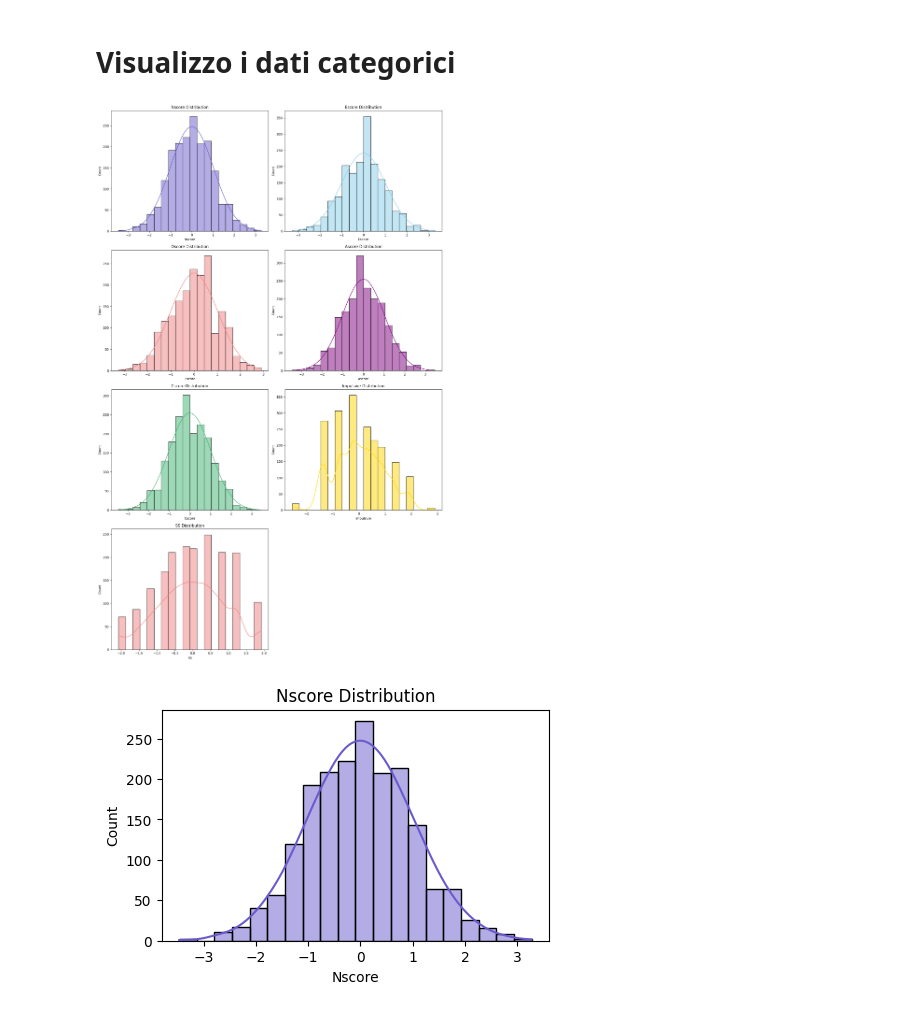
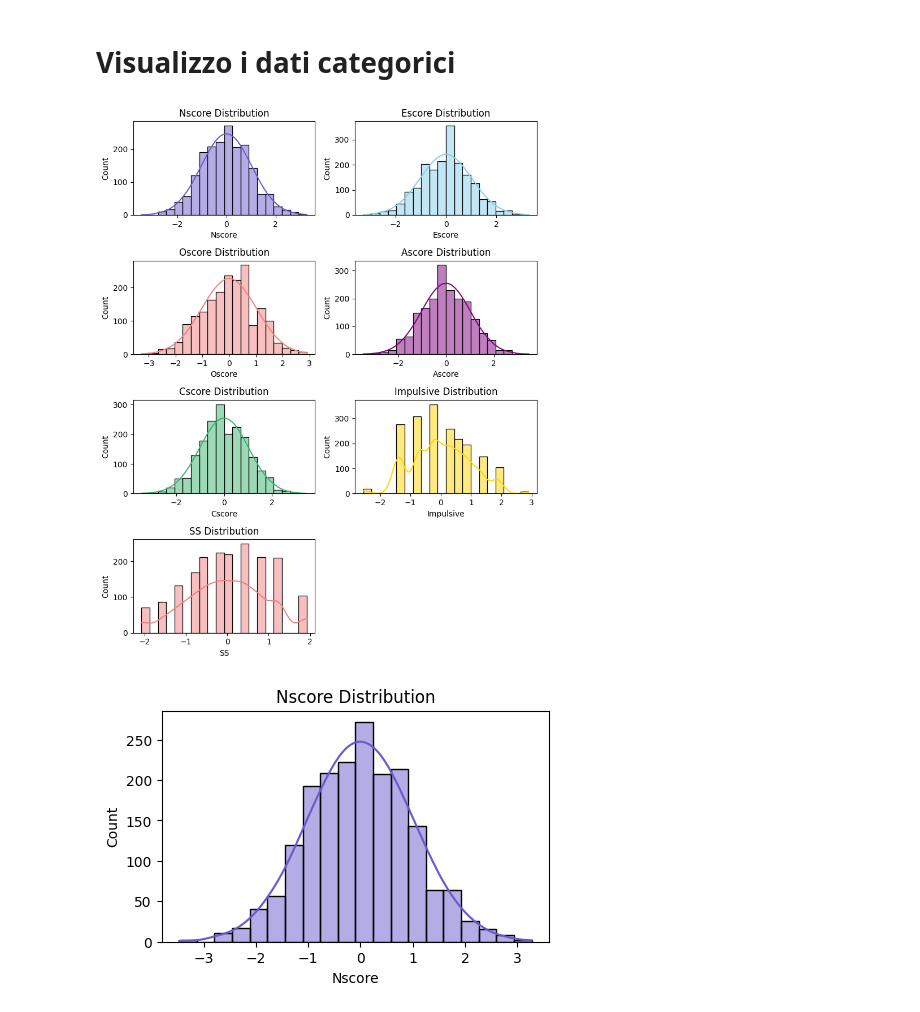
Before and after one commit to LosaLosSantos/Social-Research-Project, a Jupyter notebook: analysis.ipynb, the cells around one changed output. Cells and saved outputs as stored; diff of their text form; code cells hidden in the pictures.

```diff
--- a/analysis.ipynb
+++ b/analysis.ipynb
@@ -236,51 +236,42 @@ data.describe()
 import matplotlib.pyplot as plt
 import seaborn as sns
 
-# Creazione dei grafici a barre per i tratti caratteriali
-fig, axs = plt.subplots(4, 2, figsize=(15, 24))
+fig, axs = plt.subplots(4, 2, figsize=(8, 10))
 
-# Grafico a barre per la distribuzione del Nscore
 sns.histplot(data['Nscore'], kde=True, bins=20, ax=axs[0, 0], color='slateblue')
 axs[0, 0].set_title('Nscore Distribution')
 axs[0, 0].set_ylabel('Count')
 
-# Grafico a barre per la distribuzione del Escore
 sns.histplot(data['Escore'], kde=True, bins=20, ax=axs[0, 1], color='skyblue')
 axs[0, 1].set_title('Escore Distribution')
 axs[0, 1].set_ylabel('Count')
 
-# Grafico a barre per la distribuzione del Oscore
 sns.histplot(data['Oscore'], kde=True, bins=20, ax=axs[1, 0], color='lightcoral')
 axs[1, 0].set_title('Oscore Distribution')
 axs[1, 0].set_ylabel('Count')
 
-# Grafico a barre per la distribuzione del Ascore
 sns.histplot(data['Ascore'], kde=True, bins=20, ax=axs[1, 1], color='purple')
 axs[1, 1].set_title('Ascore Distribution')
 axs[1, 1].set_ylabel('Count')
 
-# Grafico a barre per la distribuzione del Cscore
 sns.histplot(data['Cscore'], kde=True, bins=20, ax=axs[2, 0], color='mediumseagreen')
 axs[2, 0].set_title('Cscore Distribution')
 axs[2, 0].set_ylabel('Count')
 
-# Grafico a barre per la distribuzione di Impulsive
 sns.histplot(data['Impulsive'], kde=True, bins=20, ax=axs[2, 1], color='gold')
 axs[2, 1].set_title('Impulsive Distribution')
 axs[2, 1].set_ylabel('Count')
 
-# Grafico a barre per la distribuzione di SS
 sns.histplot(data['SS'], kde=True, bins=20, ax=axs[3, 0], color='lightcoral')
 axs[3, 0].set_title('SS Distribution')
 axs[3, 0].set_ylabel('Count')
 
-# Rimuovere l'ultimo subplot vuoto
 fig.delaxes(axs[3, 1])
 
 plt.tight_layout()
 plt.show()
 # %% [output]
-[figure, old version]
+[figure, new version]
 # %%
 plt.figure(figsize=(5, 3))
 sns.histplot(data['Nscore'], kde=True, bins=20, color='slateblue')
```
Also changed, not shown: parts of 28 cells of this notebook, 1 other file.
